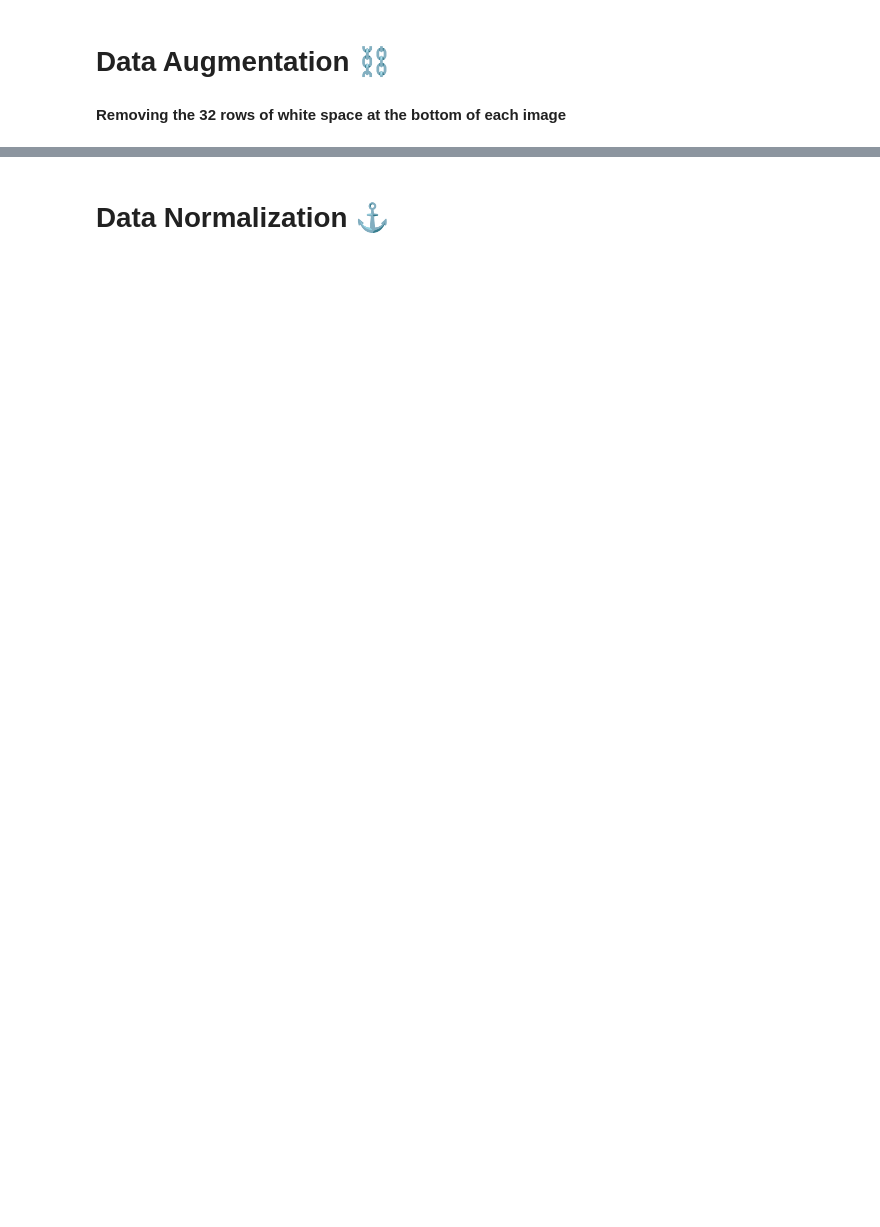
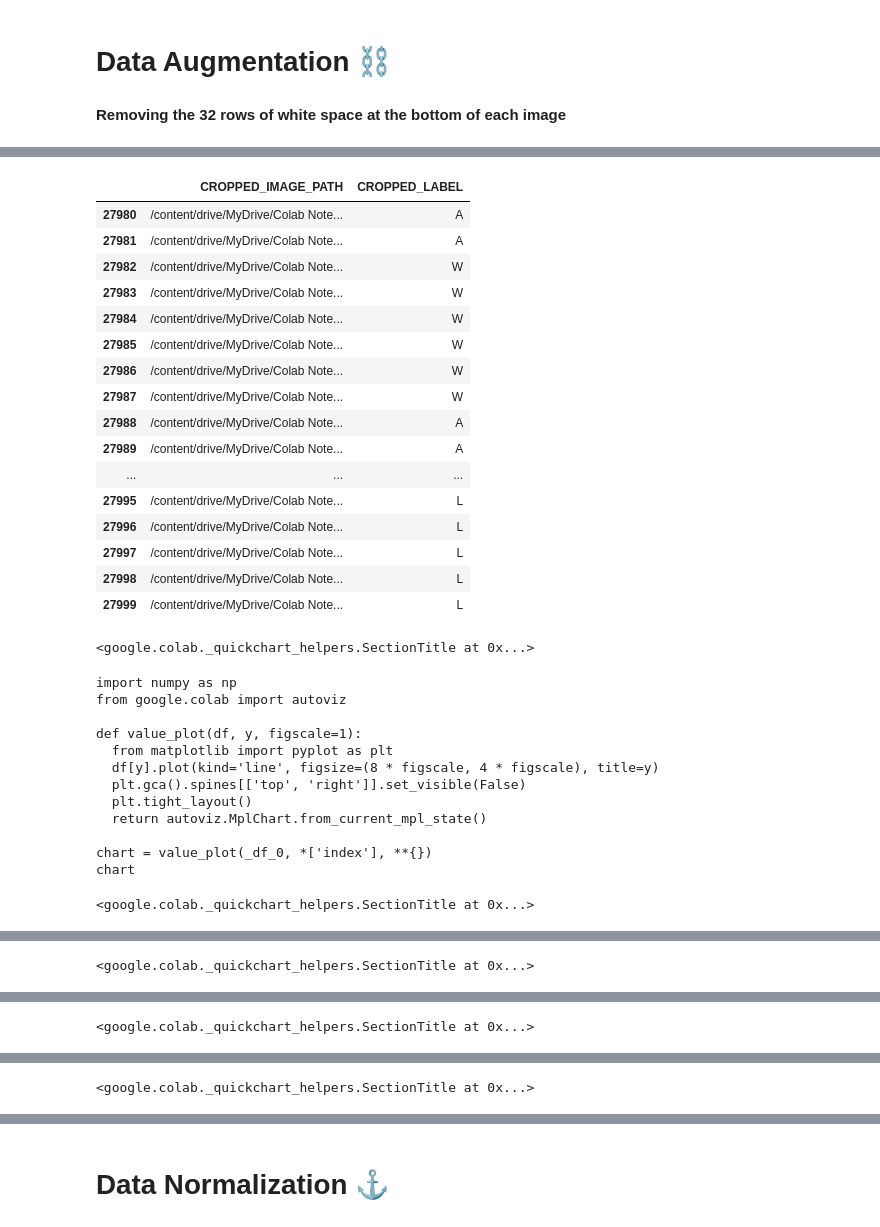
Before and after one commit to 0b10001/FPMR, a Jupyter notebook: More_Data_processing.ipynb, the cells around one changed output, grey strips where cells are left out. Cells and saved outputs as stored; diff of their text form; code cells hidden in the pictures; blank space fills up the shorter version.

Commit message:
Augmented The Data: Larger Dataset

```diff
--- a/More_Data_processing.ipynb
+++ b/More_Data_processing.ipynb
@@ -164,0 +111,74 @@ chart
+# %%
+aug_ind = []
+augmented_image_paths = []
+output_dir = "/content/drive/MyDrive/Colab Notebooks/Augmented_Images"  # Change this to your desired output directory
+
+if not os.path.exists(output_dir):
+    os.makedirs(output_dir)
+
+num_augmented_images = 6  # Move this line outside the loop if you want a fixed number of augmented images per input image
+
+for image_i in range(len(cropped_img_paths)): # len(cropped_img_paths)
+    img = Image.open(cropped_img_paths[image_i]).convert('RGB')
+    img = img.resize((150, 150))
+    x = np.array(img)
+    x = x.reshape((1,) + x.shape)  # Reshape to (1, height, width, channels)
+
+    aug_count = 0  # Initialize the count of augmented images for this input image
+
+    for batch in datagen.flow(x, batch_size=1):
+        if aug_count >= num_augmented_images:
+            break
+
+        augmented_image = batch[0].astype(np.uint8)
+
+        # Construct the augmented image filename manually
+        augmented_image_filename = f'aug_{image_i}_{aug_count}.png'
+        augmented_image_path = os.path.join(output_dir, augmented_image_filename)
+
+        # Save the augmented image manually using PIL
+        pil_augmented_image = Image.fromarray(augmented_image)
+        pil_augmented_image.save(augmented_image_path)
+
+        augmented_image_paths.append(augmented_image_path)
+        aug_ind.append(cropped_labels[image_i])
+        aug_count += 1  # Increment the augmented image count
+# %%
+cropped_img_paths.extend(augmented_image_paths)
+cropped_labels.extend(aug_ind)
+# %%
+df = pd.DataFrame({'CROPPED_IMAGE_PATH': cropped_img_paths, 'CROPPED_LABEL': cropped_labels})
+# %%
+df.tail(20)
+# %% [output]
+|  | CROPPED_IMAGE_PATH | CROPPED_LABEL |
+| 27980 | /content/drive/MyDrive/Colab Note... | A |
+| 27981 | /content/drive/MyDrive/Colab Note... | A |
+| 27982 | /content/drive/MyDrive/Colab Note... | W |
+| 27983 | /content/drive/MyDrive/Colab Note... | W |
+| 27984 | /content/drive/MyDrive/Colab Note... | W |
+| 27985 | /content/drive/MyDrive/Colab Note... | W |
+| 27986 | /content/drive/MyDrive/Colab Note... | W |
+| 27987 | /content/drive/MyDrive/Colab Note... | W |
+| 27988 | /content/drive/MyDrive/Colab Note... | A |
+| 27989 | /content/drive/MyDrive/Colab Note... | A |
+| ... | ... | ... |
+| 27995 | /content/drive/MyDrive/Colab Note... | L |
+| 27996 | /content/drive/MyDrive/Colab Note... | L |
+| 27997 | /content/drive/MyDrive/Colab Note... | L |
+| 27998 | /content/drive/MyDrive/Colab Note... | L |
+| 27999 | /content/drive/MyDrive/Colab Note... | L |
+<google.colab._quickchart_helpers.SectionTitle at 0x...>
+import numpy as np
+from google.colab import autoviz
+
+def value_plot(df, y, figscale=1):
+  from matplotlib import pyplot as plt
+  df[y].plot(kind='line', figsize=(8 * figscale, 4 * figscale), title=y)
+  plt.gca().spines[['top', 'right']].set_visible(False)
+  plt.tight_layout()
+  return autoviz.MplChart.from_current_mpl_state()
+
+chart = value_plot(_df_0, *['index'], **{})
+chart
+<google.colab._quickchart_helpers.SectionTitle at 0x...>
@@ -164,0 +197 @@ chart
+<google.colab._quickchart_helpers.SectionTitle at 0x...>
@@ -164,0 +210 @@ chart
+<google.colab._quickchart_helpers.SectionTitle at 0x...>
@@ -164,0 +225 @@ chart
+<google.colab._quickchart_helpers.SectionTitle at 0x...>
```
Also changed, not shown: parts of 7 cells of this notebook.
